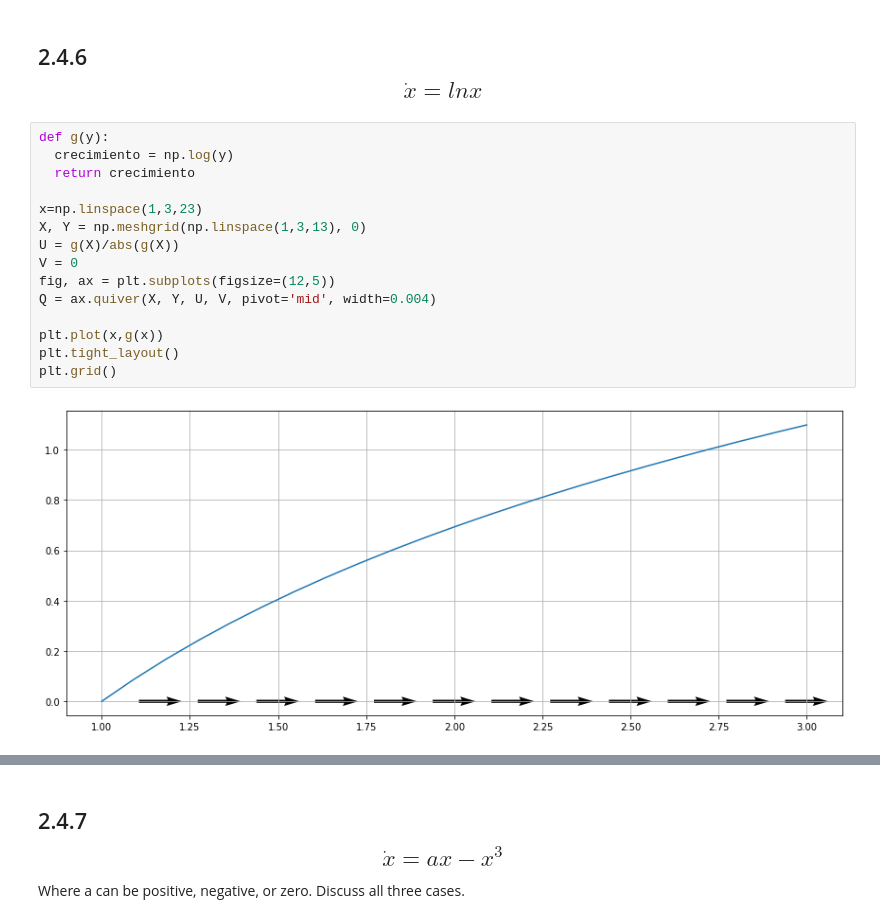
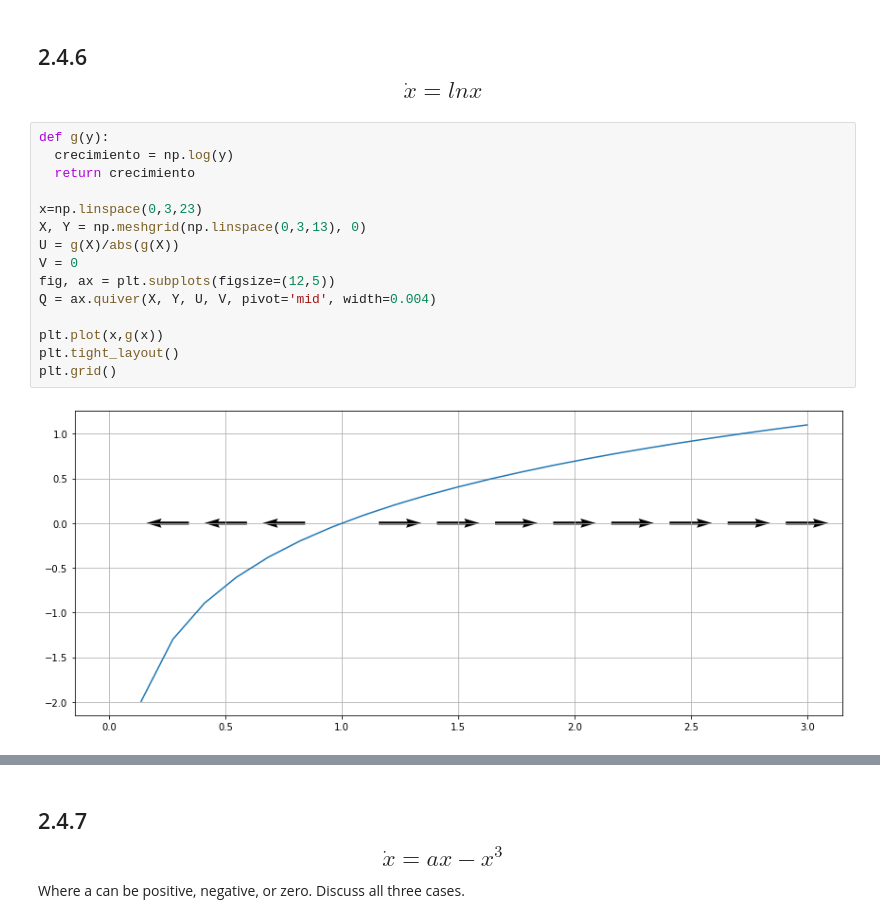
Before and after one commit to Immaczx/ModeladoySimulacion, a Jupyter notebook: Tarea_1.ipynb, the cells around one changed output, grey strips where cells are left out. Saved outputs shown, nothing was run; the diff lists cells and outputs as text.

```diff
--- a/Tarea_1.ipynb
+++ b/Tarea_1.ipynb
@@ -740,20 +721,20 @@ plt.grid()
 # %%
 def g(y):
   crecimiento = np.log(y)
   return crecimiento
 
-x=np.linspace(1,3,23)
-X, Y = np.meshgrid(np.linspace(1,3,13), 0)
+x=np.linspace(0,3,23)
+X, Y = np.meshgrid(np.linspace(0,3,13), 0)
 U = g(X)/abs(g(X))
 V = 0
 fig, ax = plt.subplots(figsize=(12,5))
 Q = ax.quiver(X, Y, U, V, pivot='mid', width=0.004)
 
 plt.plot(x,g(x))
 plt.tight_layout()
 plt.grid()
 # %% [output]
-[figure, old version]
+[figure, new version]
 # %%
 y_0 = x
 h=0.01
```
Also changed, not shown: parts of 17 cells of this notebook.
